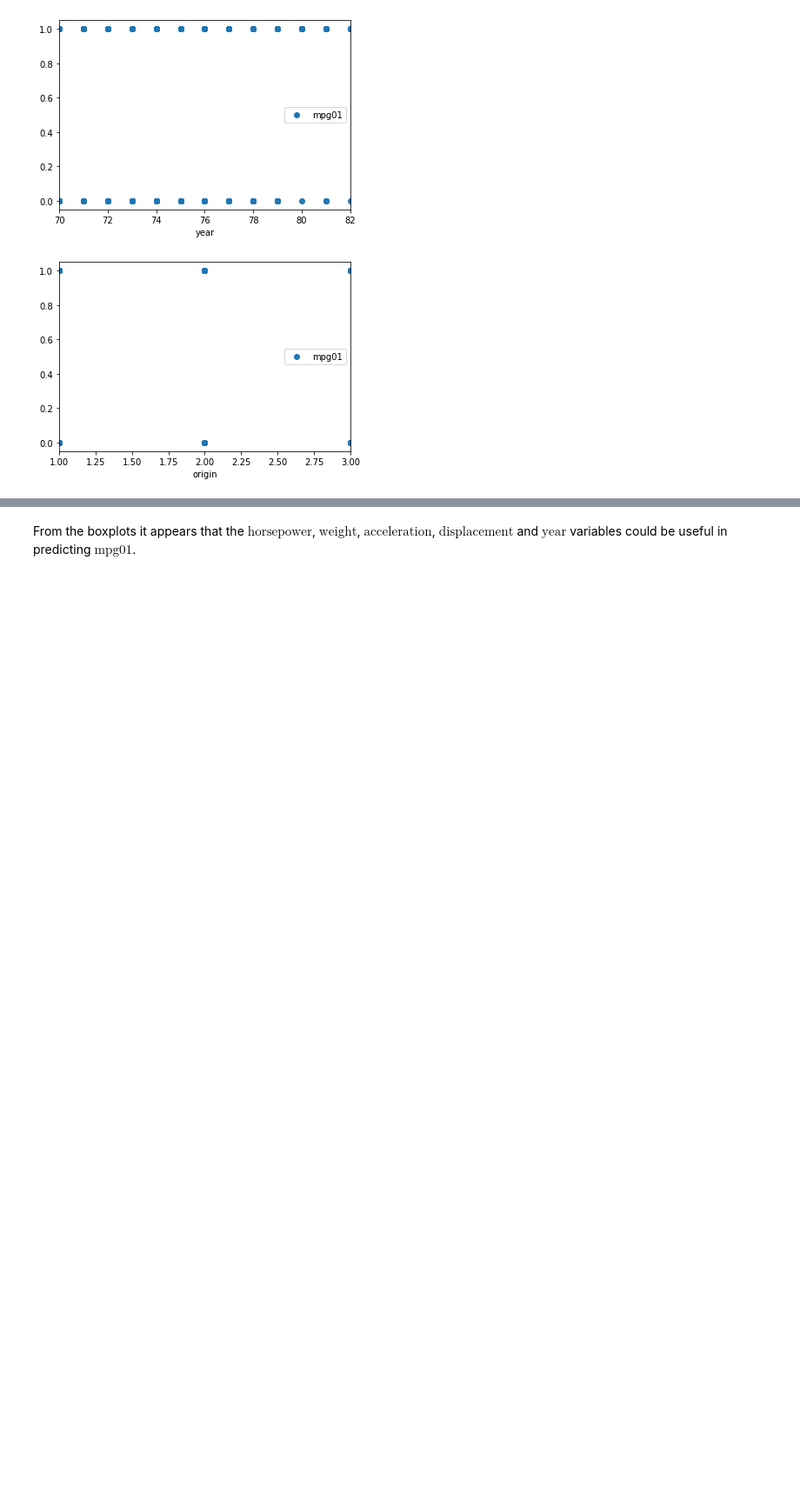
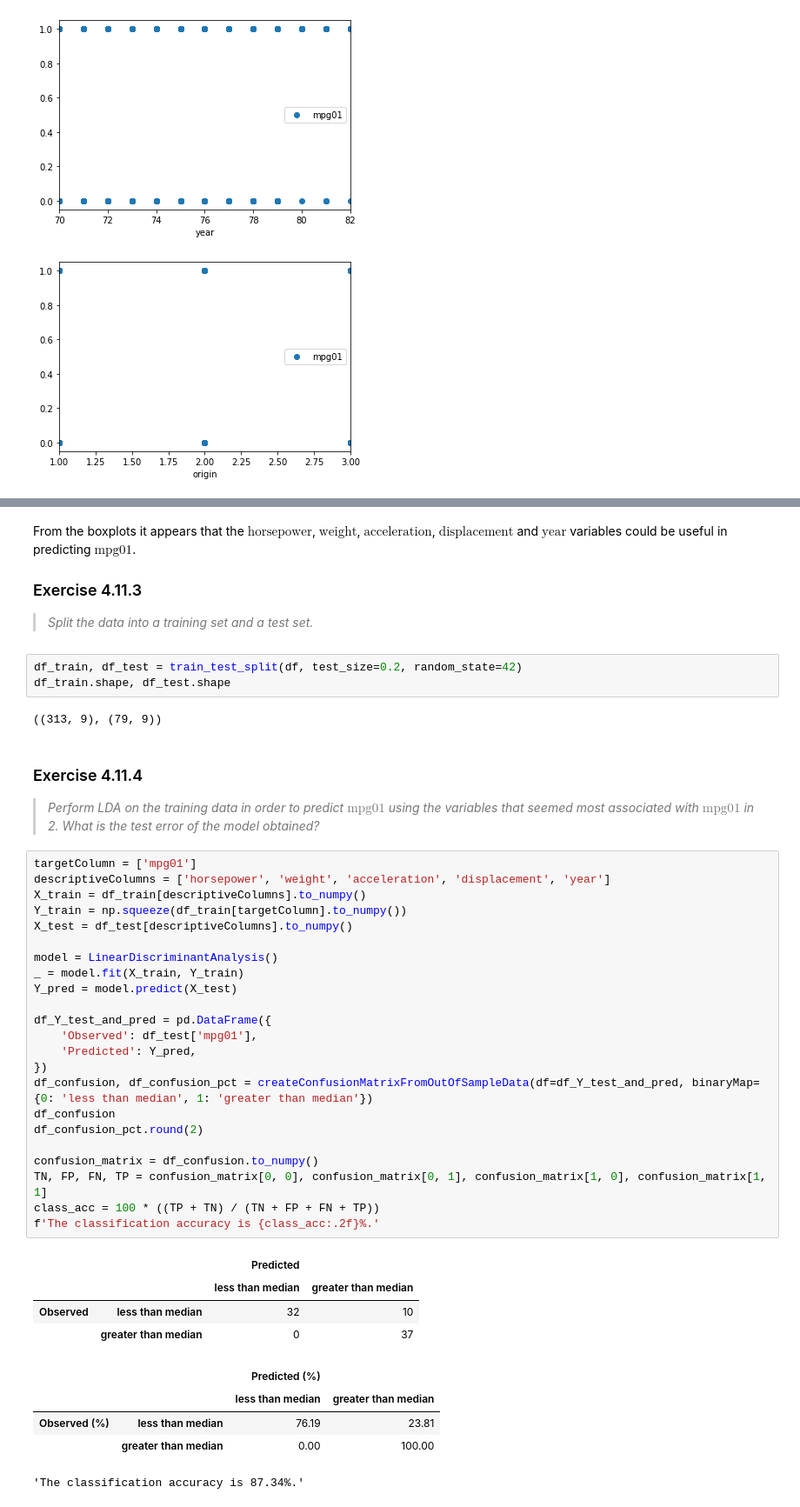
Before and after one commit to HerrBroekman/Python-solutions-for-An-Introduction-to-Statistical-Learning, a Jupyter notebook: Chapter4/Exercise11/4_11.ipynb, the cells around one changed output, grey strips where cells are left out. Shown: that part at 87% size. Saved outputs shown, nothing was run; the diff lists cells and outputs as text; blank space fills up the shorter version.

```diff
--- a/Chapter4/Exercise11/4_11.ipynb
+++ b/Chapter4/Exercise11/4_11.ipynb
@@ -110,2 +117,50 @@ for index, column in enumerate(df.columns):
 # %% [markdown]
 <p>From the boxplots it appears that the $\mathrm{horsepower}$, $\mathrm{weight}$, $\mathrm{acceleration}$, $\mathrm{displacement}$ and $\mathrm{year}$ variables could be useful in predicting $\mathrm{mpg01}$.
+
+<h3>Exercise 4.11.3</h3>
+<blockquote>
+    <i>Split the data into a training set and a test set.</i>
+</blockquote>
+# %%
+df_train, df_test = train_test_split(df, test_size=0.2, random_state=42)
+df_train.shape, df_test.shape
+# %% [output]
+((313, 9), (79, 9))
+# %% [markdown]
+<h3>Exercise 4.11.4</h3>
+<blockquote>
+    <i>Perform LDA on the training data in order to predict $\mathrm{mpg01}$ using the variables that seemed most associated with $\mathrm{mpg01}$ in 2. What is the test error of the model obtained?</i>
+</blockquote>
+# %%
+targetColumn = ['mpg01']
+descriptiveColumns = ['horsepower', 'weight', 'acceleration', 'displacement', 'year']
+X_train = df_train[descriptiveColumns].to_numpy()
+Y_train = np.squeeze(df_train[targetColumn].to_numpy())
+X_test = df_test[descriptiveColumns].to_numpy()
+
+model = LinearDiscriminantAnalysis()
+_ = model.fit(X_train, Y_train)
+Y_pred = model.predict(X_test)
+
+df_Y_test_and_pred = pd.DataFrame({
+    'Observed': df_test['mpg01'],
+    'Predicted': Y_pred,
+})
+df_confusion, df_confusion_pct = createConfusionMatrixFromOutOfSampleData(df=df_Y_test_and_pred, binaryMap={0: 'less than median', 1: 'greater than median'})
+df_confusion
+df_confusion_pct.round(2)
+
+confusion_matrix = df_confusion.to_numpy()
+TN, FP, FN, TP = confusion_matrix[0, 0], confusion_matrix[0, 1], confusion_matrix[1, 0], confusion_matrix[1, 1]
+class_acc = 100 * ((TP + TN) / (TN + FP + FN + TP))
+f'The classification accuracy is {class_acc:.2f}%.'
+# %% [output]
+|  |  | Predicted |  |
+|  |  | less than median | greater than median |
+| Observed | less than median | 32 | 10 |
+|  | greater than median | 0 | 37 |
+|  |  | Predicted (%) |  |
+|  |  | less than median | greater than median |
+| Observed (%) | less than median | 76.19 | 23.81 |
+|  | greater than median | 0.00 | 100.00 |
+'The classification accuracy is 87.34%.'
```
Also changed, not shown: parts of 9 cells of this notebook.
